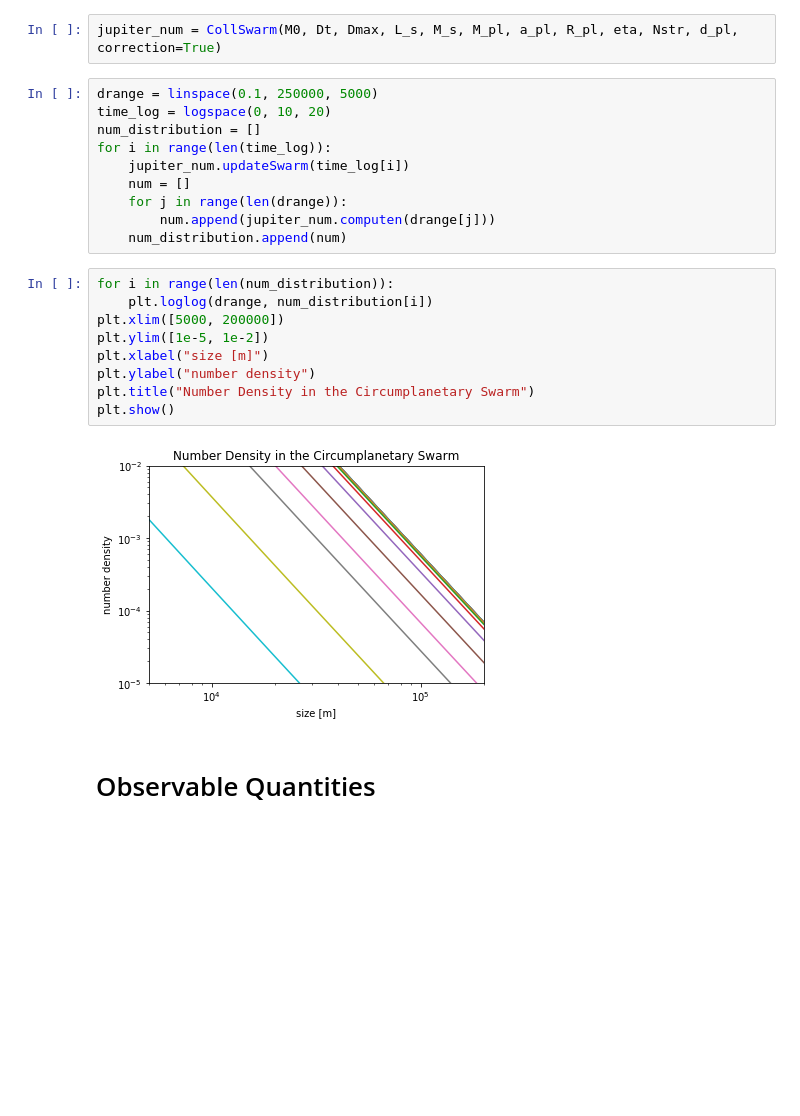
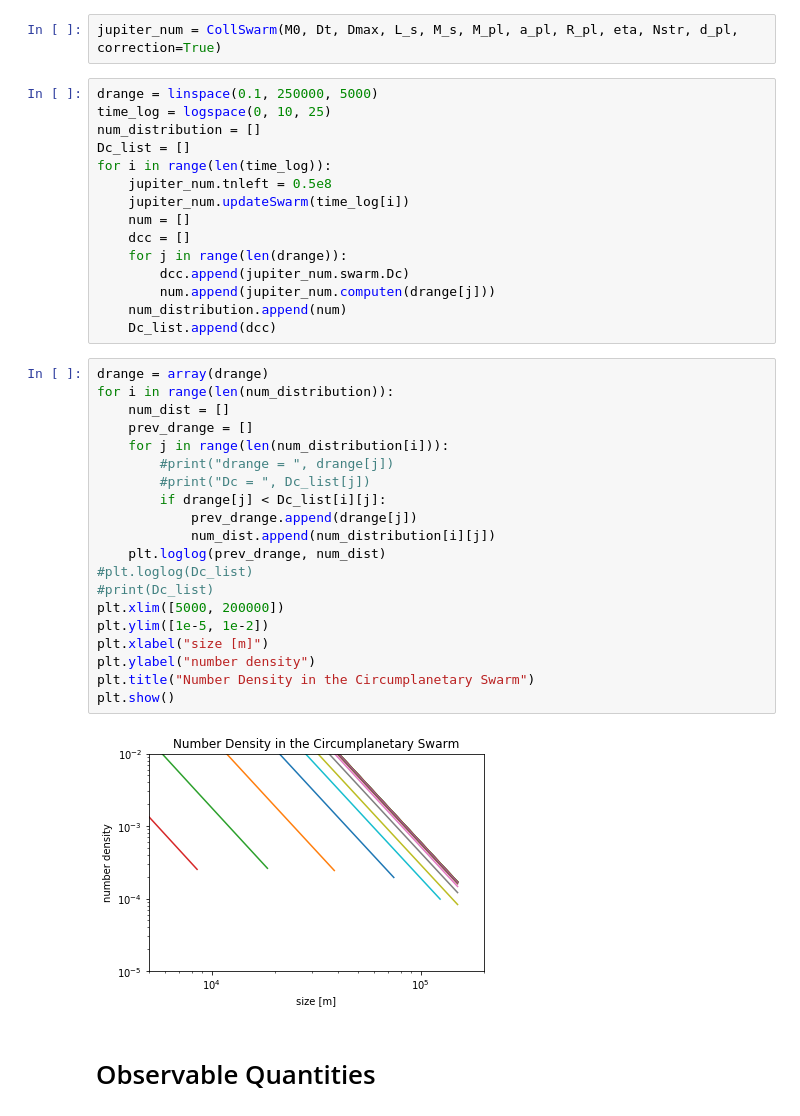
Before and after one commit to LoicNassif/CE-Irregular-Satellites, a Jupyter notebook: plots.ipynb, the cells around one changed output. Drawn from its saved outputs; the diff is of its cells as text; blank space fills up the shorter version.

Commit message:
sensitivity plots

```diff
--- a/plots.ipynb
+++ b/plots.ipynb
@@ -63,25 +63,41 @@ Since it is possible to compute the number of objects in the swarm at any time w
 jupiter_num = CollSwarm(M0, Dt, Dmax, L_s, M_s, M_pl, a_pl, R_pl, eta, Nstr, d_pl, correction=True)
 # %%
 drange = linspace(0.1, 250000, 5000)
-time_log = logspace(0, 10, 20)
+time_log = logspace(0, 10, 25)
 num_distribution = []
+Dc_list = []
 for i in range(len(time_log)):
+    jupiter_num.tnleft = 0.5e8
     jupiter_num.updateSwarm(time_log[i])
     num = []
+    dcc = []
     for j in range(len(drange)):
+        dcc.append(jupiter_num.swarm.Dc)
         num.append(jupiter_num.computen(drange[j]))
     num_distribution.append(num)
+    Dc_list.append(dcc)
 # %%
+drange = array(drange)
 for i in range(len(num_distribution)):
-    plt.loglog(drange, num_distribution[i])
+    num_dist = []
+    prev_drange = []
+    for j in range(len(num_distribution[i])):
+        #print("drange = ", drange[j])
+        #print("Dc = ", Dc_list[j])
+        if drange[j] < Dc_list[i][j]:
+            prev_drange.append(drange[j])
+            num_dist.append(num_distribution[i][j])
+    plt.loglog(prev_drange, num_dist)
+#plt.loglog(Dc_list)
+#print(Dc_list)
 plt.xlim([5000, 200000])
 plt.ylim([1e-5, 1e-2])
 plt.xlabel("size [m]")
 plt.ylabel("number density")
 plt.title("Number Density in the Circumplanetary Swarm")
 plt.show()
 # %% [output]
-[figure, old version]
+[figure, new version]
 # %% [markdown]
 # Observable Quantities
 # %% [markdown]
```
Also changed, not shown: parts of 4 cells of this notebook, 1 other file.
